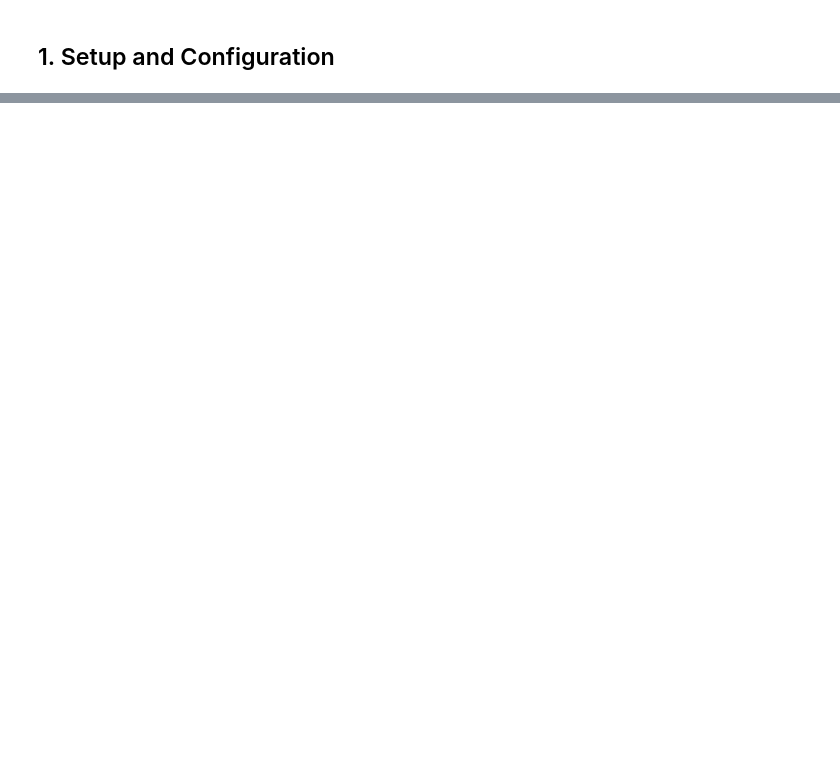
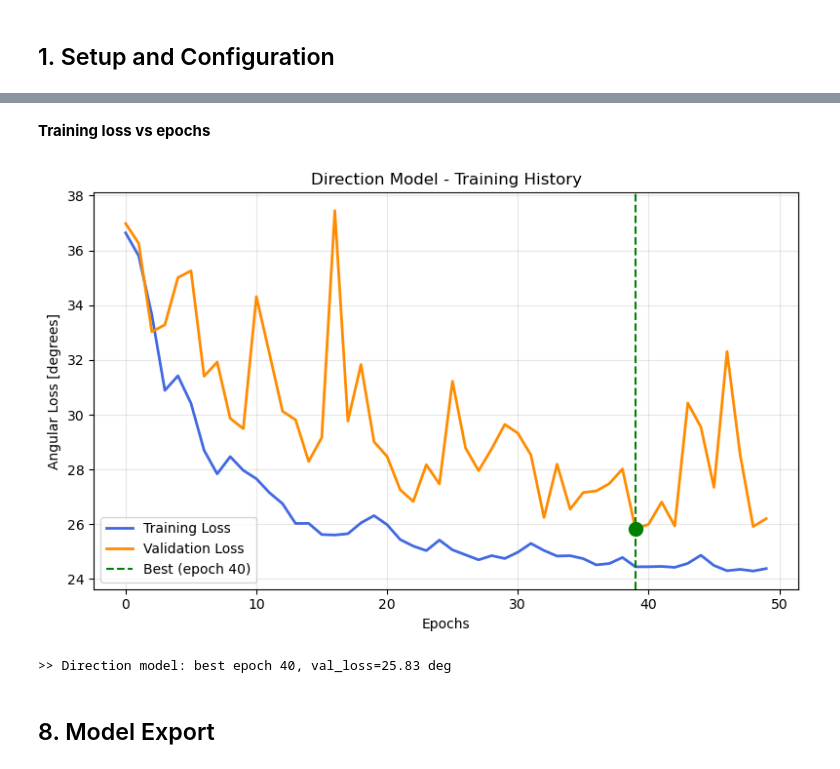
Before and after one commit to SBNSoftware/sbndcode, a Jupyter notebook: sbndcode/PosRecoCVN/training/PosRecoCVN_Training.ipynb, the cells around one changed output, grey strips where cells are left out. Cells and saved outputs as stored; diff of their text form; code cells hidden in the pictures; blank space fills up the shorter version.

```diff
--- a/sbndcode/PosRecoCVN/training/PosRecoCVN_Training.ipynb
+++ b/sbndcode/PosRecoCVN/training/PosRecoCVN_Training.ipynb
@@ -1023,0 +1112,32 @@ print(f"\n>> Memory cleaned up")
+# %% [markdown]
+**Training loss vs epochs**
+# %%
+# Plot DIRECTION training history
+plt.figure(figsize=(8, 5))
+best_epoch_dir = np.argmin(dir_history.history['val_loss'])
+best_val_loss_dir = dir_history.history['val_loss'][best_epoch_dir]
+
+# Convertir a grados para el plot
+train_loss_deg = np.degrees(dir_history.history['loss'])
+val_loss_deg   = np.degrees(dir_history.history['val_loss'])
+
+plt.plot(train_loss_deg, label='Training Loss', color='royalblue', linewidth=2)
+plt.plot(val_loss_deg,   label='Validation Loss', color='darkorange', linewidth=2)
+plt.axvline(x=best_epoch_dir, color='green', linestyle='--',
+            label=f'Best (epoch {best_epoch_dir+1})')
+plt.scatter([best_epoch_dir], [np.degrees(best_val_loss_dir)],
+            color='green', s=100, zorder=5)
+plt.xlabel('Epochs')
+plt.ylabel('Angular Loss [degrees]')
+plt.title('Direction Model - Training History')
+plt.legend()
+plt.grid(True, alpha=0.3)
+plt.tight_layout()
+plt.show()
+
+print(f">> Direction model: best epoch {best_epoch_dir+1}, val_loss={np.degrees(best_val_loss_dir):.2f} deg")
+# %% [output]
+[figure, added]
+>> Direction model: best epoch 40, val_loss=25.83 deg
+# %% [markdown]
+## 8. Model Export
```
Also changed, not shown: parts of 67 cells of this notebook, 20 other files.
